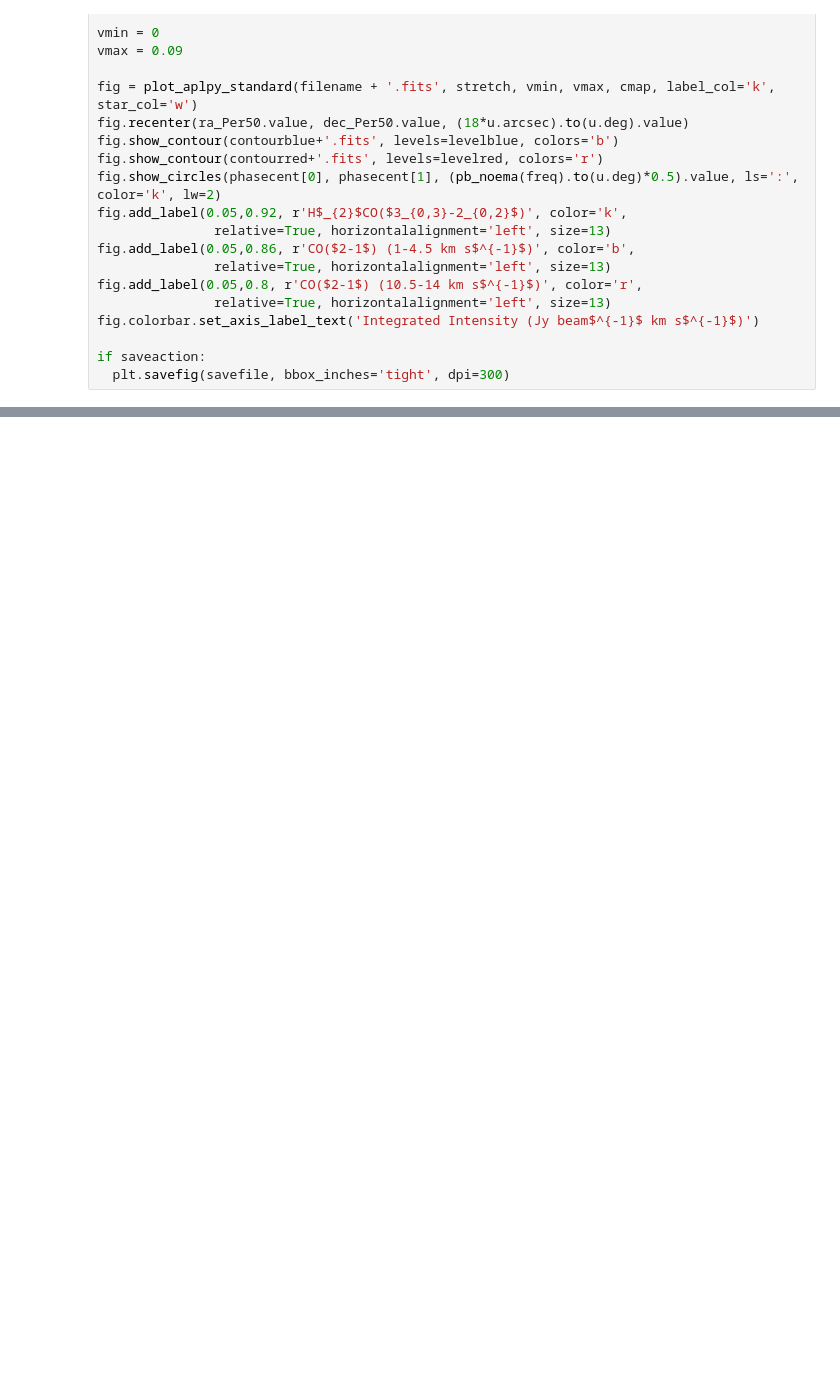
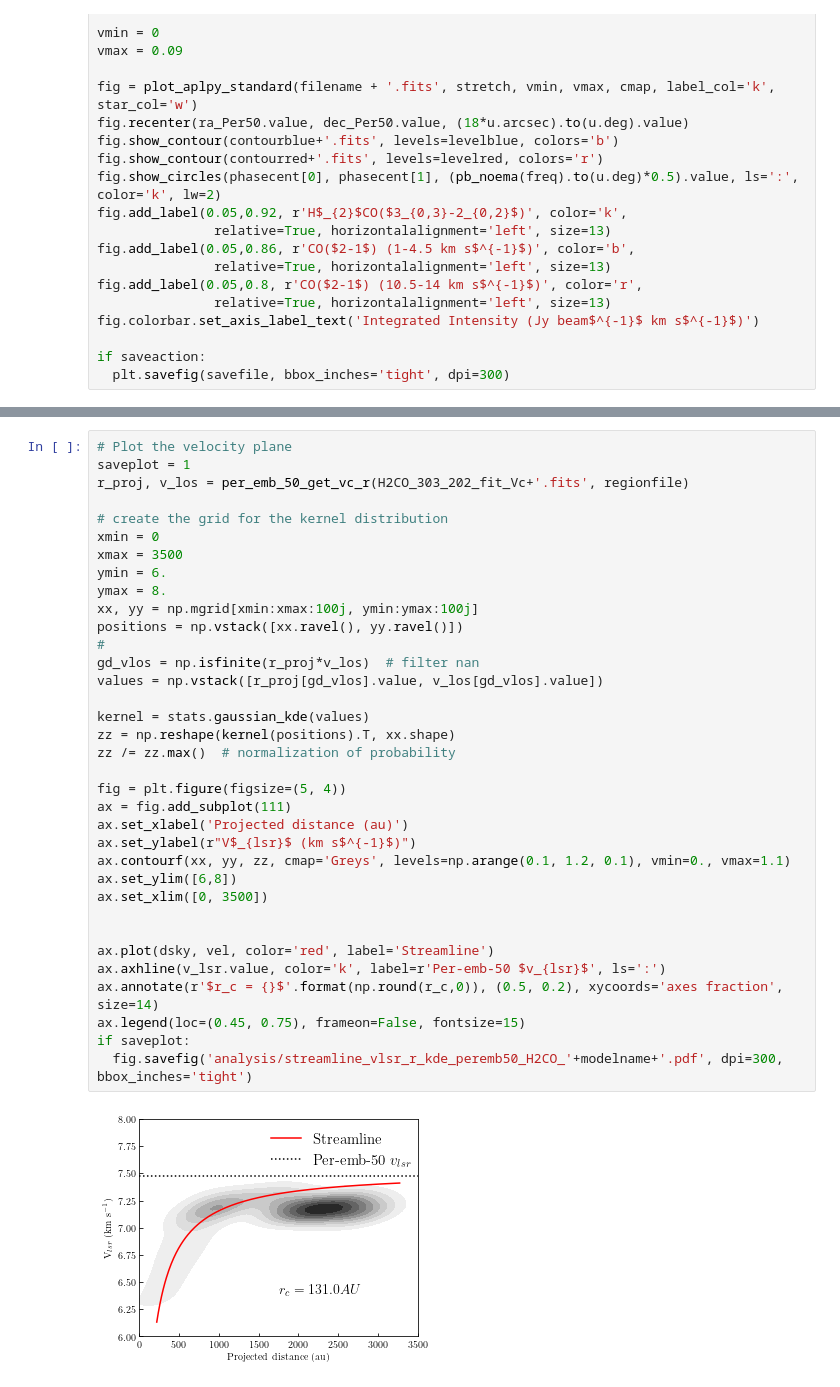
Before and after one commit to tere-valdivia/Per-emb-50_results, a Jupyter notebook: Data_figures.ipynb, the cells around one changed output, grey strips where cells are left out. Cells and saved outputs as stored; diff of their text form; blank space fills up the shorter version.

```diff
--- a/Data_figures.ipynb
+++ b/Data_figures.ipynb
@@ -305,0 +357,37 @@ if saveaction:
+# %%
+# Plot the velocity plane
+saveplot = 1
+r_proj, v_los = per_emb_50_get_vc_r(H2CO_303_202_fit_Vc+'.fits', regionfile)
+
+# create the grid for the kernel distribution
+xmin = 0
+xmax = 3500
+ymin = 6.
+ymax = 8.
+xx, yy = np.mgrid[xmin:xmax:100j, ymin:ymax:100j]
+positions = np.vstack([xx.ravel(), yy.ravel()])
+#
+gd_vlos = np.isfinite(r_proj*v_los)  # filter nan
+values = np.vstack([r_proj[gd_vlos].value, v_los[gd_vlos].value])
+
+kernel = stats.gaussian_kde(values)
+zz = np.reshape(kernel(positions).T, xx.shape)
+zz /= zz.max()  # normalization of probability
+
+fig = plt.figure(figsize=(5, 4))
+ax = fig.add_subplot(111)
+ax.set_xlabel('Projected distance (au)')
+ax.set_ylabel(r"V$_{lsr}$ (km s$^{-1}$)")
+ax.contourf(xx, yy, zz, cmap='Greys', levels=np.arange(0.1, 1.2, 0.1), vmin=0., vmax=1.1)
+ax.set_ylim([6,8])
+ax.set_xlim([0, 3500])
+
+
+ax.plot(dsky, vel, color='red', label='Streamline')
+ax.axhline(v_lsr.value, color='k', label=r'Per-emb-50 $v_{lsr}$', ls=':')
+ax.annotate(r'$r_c = {}$'.format(np.round(r_c,0)), (0.5, 0.2), xycoords='axes fraction', size=14)
+ax.legend(loc=(0.45, 0.75), frameon=False, fontsize=15)
+if saveplot:
+  fig.savefig('analysis/streamline_vlsr_r_kde_peremb50_H2CO_'+modelname+'.pdf', dpi=300, bbox_inches='tight')
+# %% [output]
+[figure, added]
```
Also changed, not shown: parts of 4 cells of this notebook, 15 other files.
